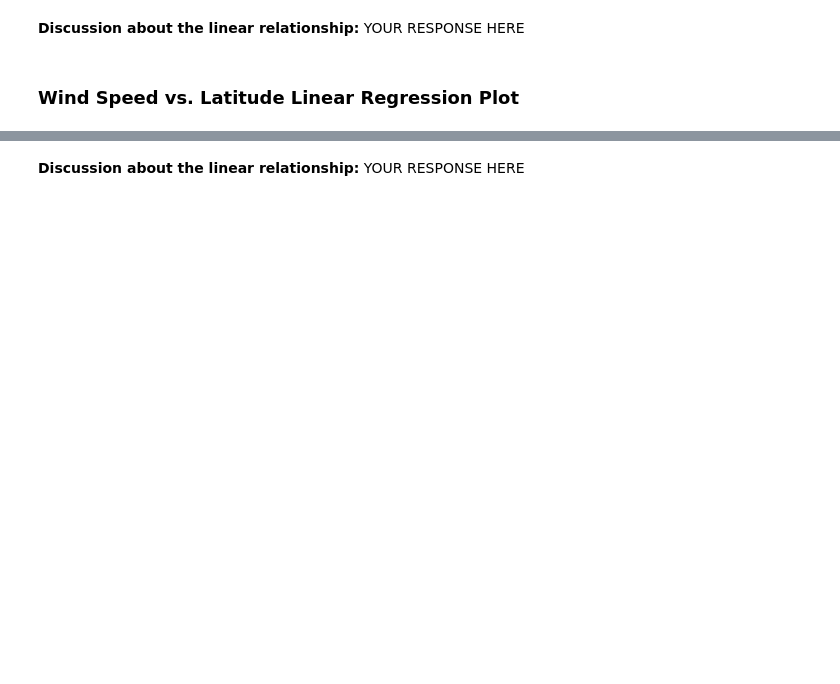
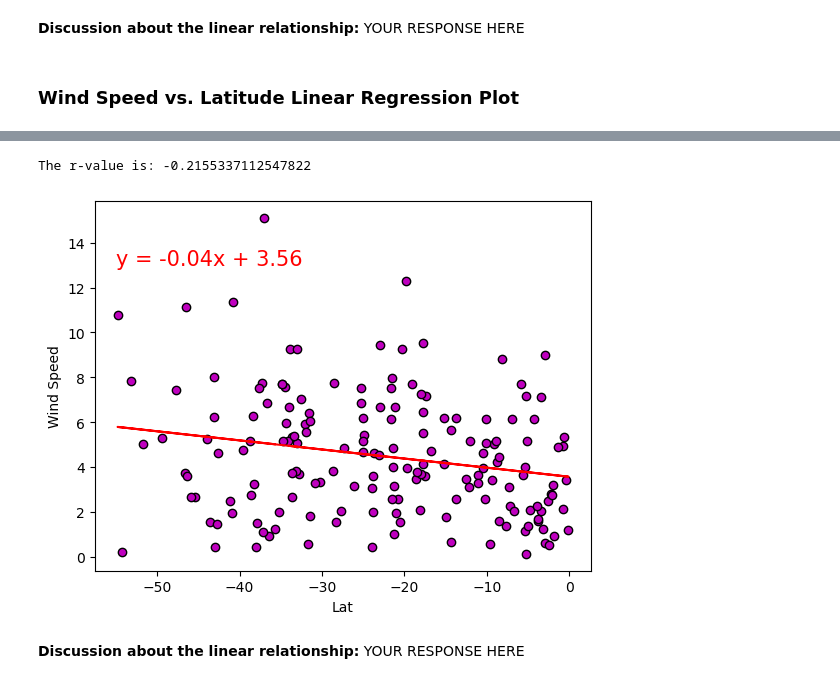
Before and after one commit to lvit001/python-api-challenge, a Jupyter notebook: WeatherPy/WeatherPy.ipynb, the cells around one changed output, grey strips where cells are left out. Cells and saved outputs as stored; diff of their text form; code cells hidden in the pictures; blank space fills up the shorter version.

```diff
--- a/WeatherPy/WeatherPy.ipynb
+++ b/WeatherPy/WeatherPy.ipynb
@@ -375,2 +369,8 @@ The r-value is: 0.062239040700515696
+# %%
+# Southern Hemisphere
+linreg(southern_hemi_df,"Lat","Wind Speed",-55,13)
+# %% [output]
+The r-value is: -0.2155337112547822
+[figure, added]
 # %% [markdown]
 **Discussion about the linear relationship:** YOUR RESPONSE HERE
```
Also changed, not shown: parts of 7 cells of this notebook.
